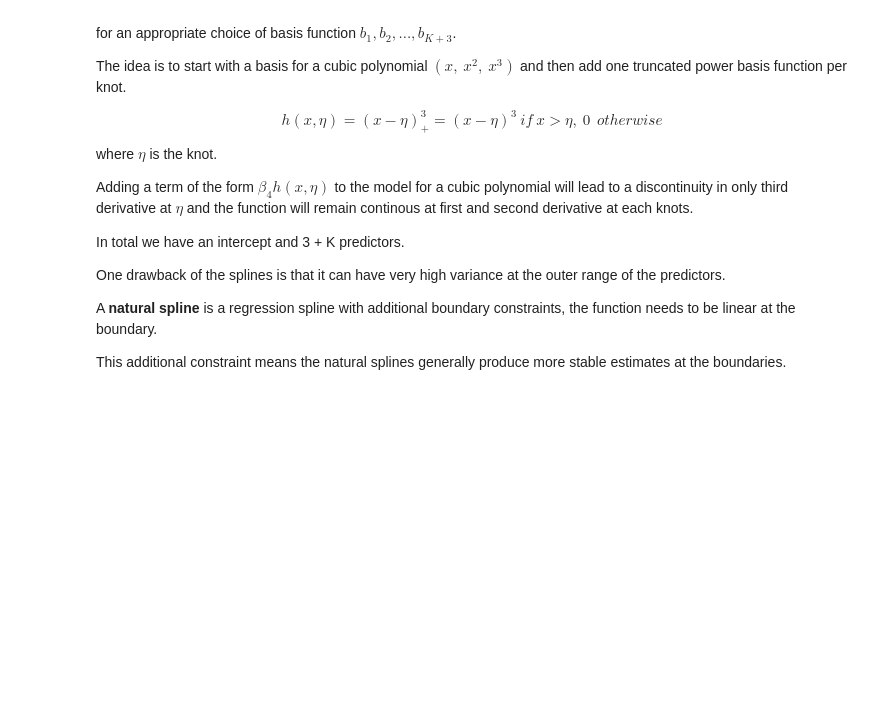
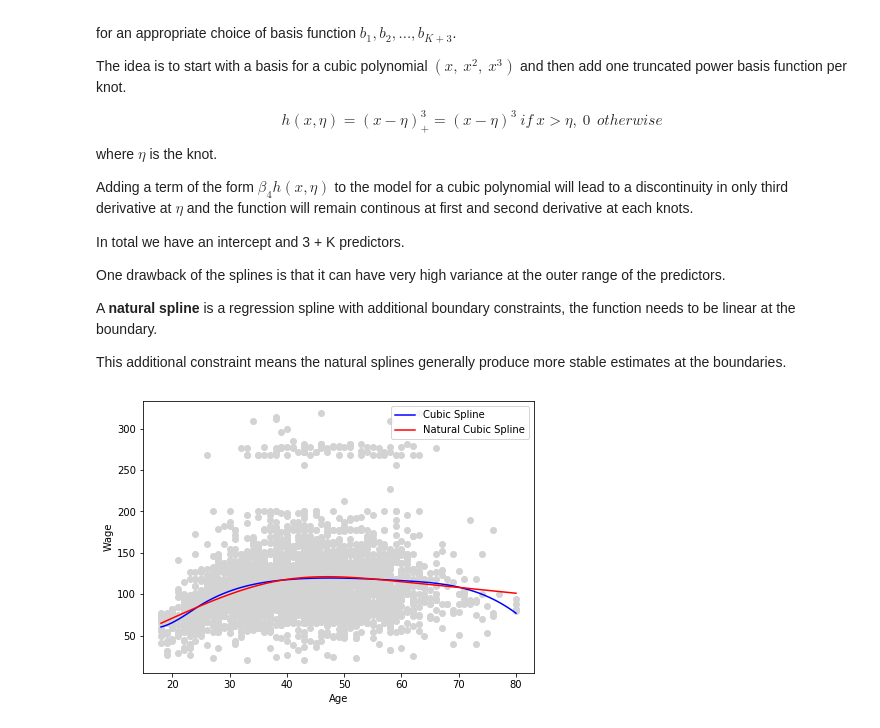
Before and after one commit to atystats/ISLR_Notes_codes, a Jupyter notebook: Chapter 7.ipynb, the cells around one changed output. Cells and saved outputs as stored; diff of their text form; code cells hidden in the pictures; blank space fills up the shorter version.

```diff
--- a/Chapter 7.ipynb
+++ b/Chapter 7.ipynb
@@ -238,3 +240,40 @@ One drawback of the splines is that it can have very high variance at the outer
 A __natural spline__ is a regression spline with additional boundary constraints, the function needs to be linear at the boundary.
 
 This additional constraint means the natural splines generally produce more stable estimates at the boundaries.
+# %%
+# Cubic Spline
+# Defining the X matrix for Cubic Spline
+X_spline = dmatrix("bs(Wage.age, knots = (25,40,60), degree = 3, include_intercept = False)",
+                   {"Wage.age":Wage.age}, return_type = "dataframe")
+model_CS = sm.GLM(Wage.wage, X_spline).fit()
+
+# Natural Spline
+# Defining the X matrix for Natural Spline
+X_Nspline = dmatrix("cr(Wage.age, df = 6)",
+                   {"Wage.age":Wage.age}, return_type = "dataframe")
+model_NS = sm.GLM(Wage.wage, X_Nspline).fit()
+
+age_lin = np.linspace(min(Wage.age), max(Wage.age), 100)
+
+# Prediction for Cubic Spline
+predict_CS = model_CS.predict(dmatrix("bs(age_lin, knots = (25,40,60), degree = 3, include_intercept = False)",
+                   {"age_lin":age_lin}, return_type = "dataframe"))
+prediction_CS = model_CS.get_prediction(dmatrix("bs(age_lin, knots = (25,40,60), degree = 3, include_intercept = False)",
+                   {"age_lin":age_lin}, return_type = "dataframe"))
+
+# Prediction for Natural Spline
+predict_NS = model_NS.predict(dmatrix("cr(age_lin, df = 6)",
+                   {"age_lin":age_lin}, return_type = "dataframe"))
+prediction_NS = model_NS.get_prediction(dmatrix("cr(age_lin, df = 6)",
+                   {"age_lin":age_lin}, return_type = "dataframe"))
+# %%
+plt.figure(figsize = (7,5))
+plt.scatter(Wage.age, Wage.wage, color = "lightgrey")
+plt.plot(age_lin, predict_CS, color = "b", label = "Cubic Spline")
+plt.plot(age_lin, predict_NS, color = "r", label = "Natural Cubic Spline")
+plt.xlabel("Age")
+plt.ylabel("Wage")
+plt.legend()
+plt.show()
+# %% [output]
+[figure, added]
```
Also changed, not shown: parts of 9 cells of this notebook.
